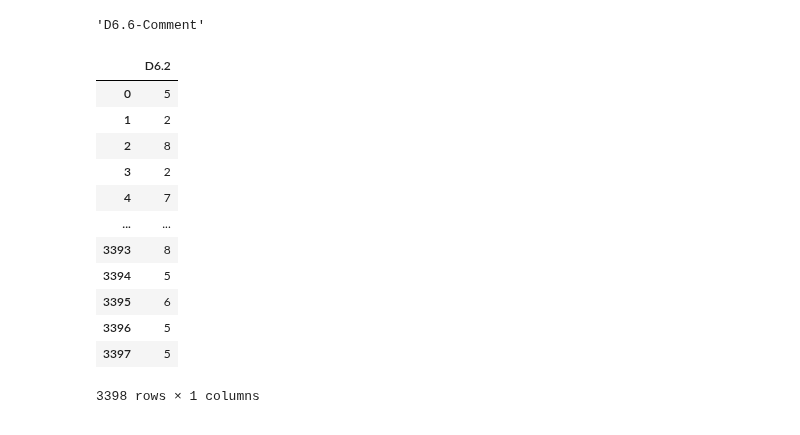
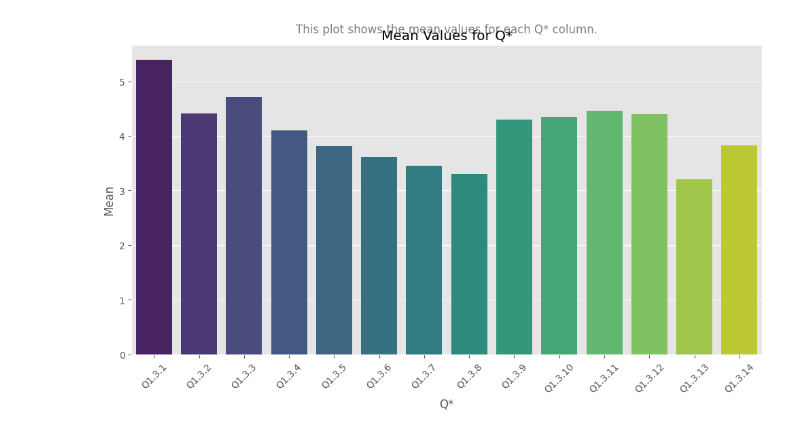
Before and after one commit to richardokonicha/saudi_analysis, a Jupyter notebook: discorvery.ipynb, the cells around one changed output. Drawn from its saved outputs; the diff is of its cells as text; code cells hidden in the pictures.

Commit message:
plot graph

```diff
--- a/discorvery.ipynb
+++ b/discorvery.ipynb
@@ -10,4 +10,4 @@ pd.set_option('display.max_columns', 200)
 
 file_path = 'assets/data.xlsx'
 # df = pd.read_excel(file_path, header=[2,3])
-df = pd.read_excel(file_path, header=[3])
+df = pd.read_excel(file_path, header=[2])
@@ -24,4 +14,5 @@ df.columns.all
 # %%
+
 interest_columns = ['Q1.3.1',
  'Q1.3.2',
  'Q1.3.3',
@@ -37,6 +28,11 @@ interest_columns = ['Q1.3.1',
  'Q1.3.13',
  'Q1.3.14'
 ]
-working_df = df[interest_columns].copy()
-working_df
+
+
+data = df[interest_columns]
+
+# Calculate the mean values for each column
+mean_values = data.mean()
+mean_values
 # %% [output]
@@ -102,37 +54,23 @@ dir(df.columns)
-# %%
-df.columns.all()
-# %% [output]
-'D6.6-Comment'
-# %%
-interest_columns = ['Q1.3.1',
- 'Q1.3.2',
- 'Q1.3.3',
- 'Q1.3.4',
- 'Q1.3.5',
- 'Q1.3.6',
- 'Q1.3.7',
- 'Q1.3.8',
- 'Q1.3.9',
- 'Q1.3.10',
- 'Q1.3.11',
- 'Q1.3.12',
- 'Q1.3.13',
- 'Q1.3.14'
-]
-
-
-df[interest_columns]
-# %% [output]
-|  | D6.2 |
-| 0 | 5 |
-| 1 | 2 |
-| 2 | 8 |
-| 3 | 2 |
-| 4 | 7 |
-| ... | ... |
-| 3393 | 8 |
-| 3394 | 5 |
-| 3395 | 6 |
-| 3396 | 5 |
-| 3397 | 5 |
-3398 rows × 1 columns
+# %%
+
+# Set the size of the bar plot
+plt.figure(figsize=(10, 6))
+
+# Use Seaborn's barplot function with x as hue and legend=False
+sns.barplot(x=mean_values.index, y=mean_values.values, hue=mean_values.index, palette='viridis', dodge=False, legend=False)
+
+# Customize the plot as needed
+plt.title('Mean Values for Q*')
+plt.xlabel('Q*')
+plt.ylabel('Mean')
+plt.xticks(rotation=45)
+
+# Add a description
+plt.text(0.5, 1.05, 'This plot shows the mean values for each Q* column.', ha='center', va='center', transform=plt.gca().transAxes, fontsize=12, color='gray')
+
+# Show the plot
+plt.tight_layout()  # Adjust layout
+
+plt.show()
+# %% [output]
+[figure, added]
```
Also changed, not shown: parts of 11 cells of this notebook, 19 other files.
